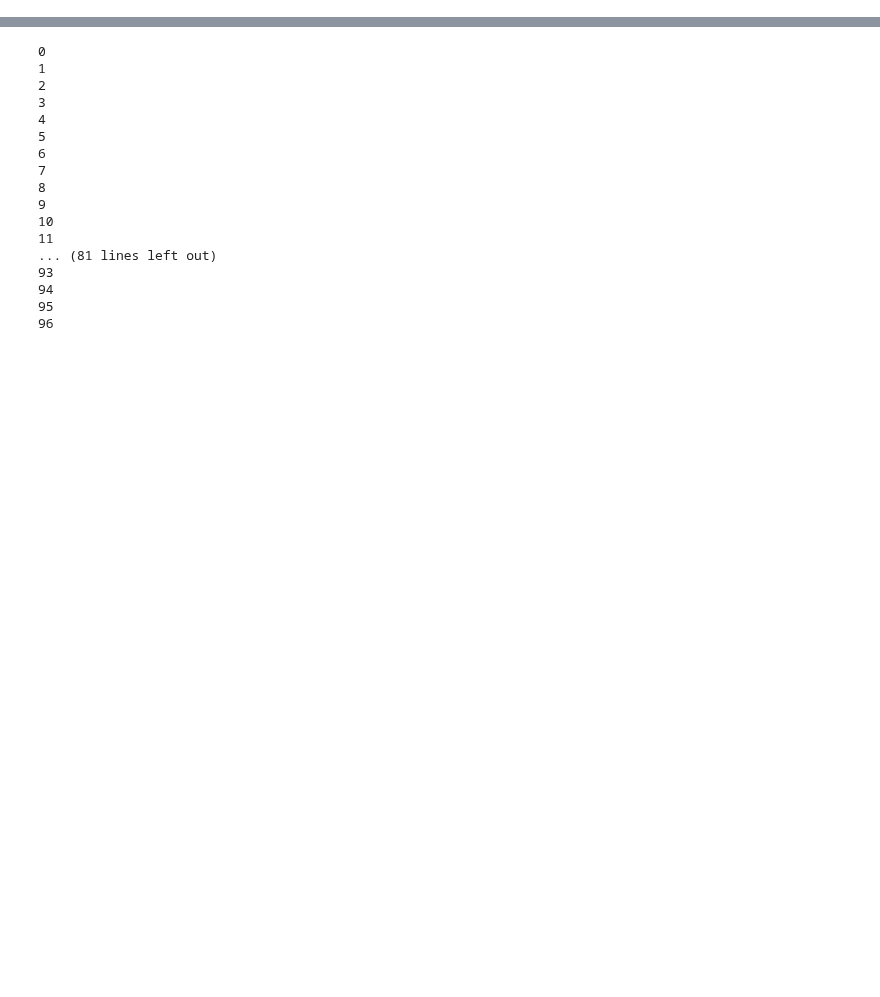
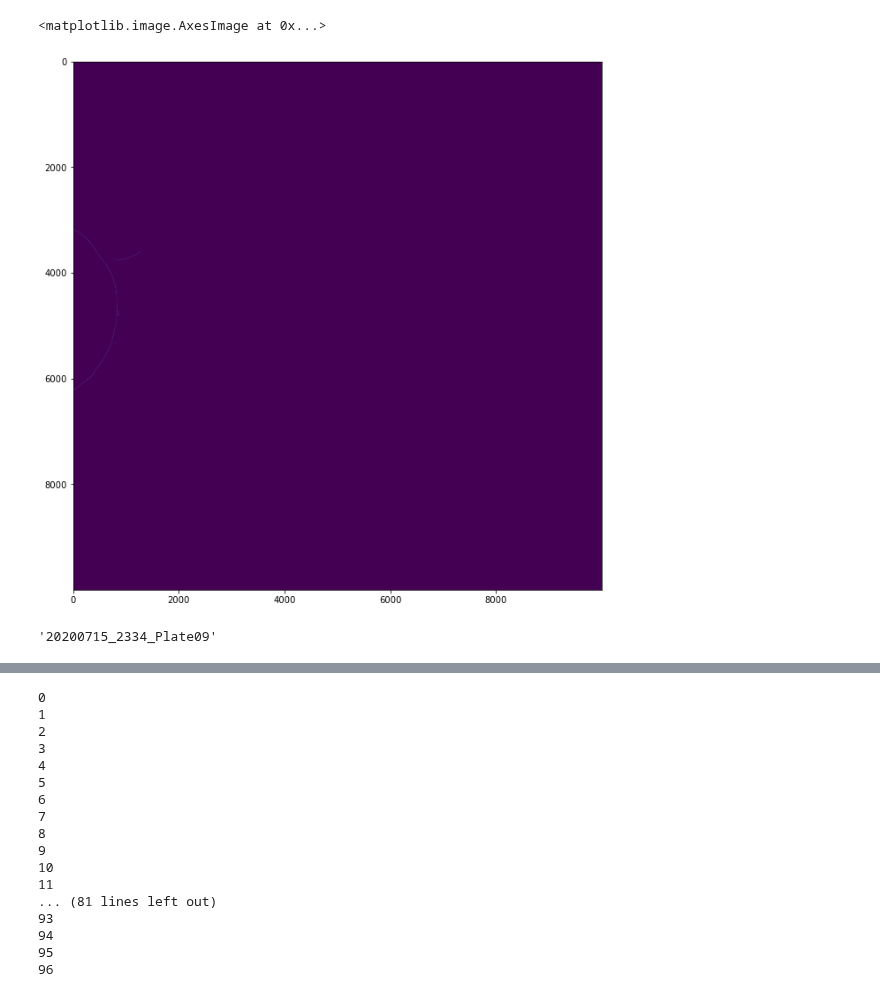
Before and after one commit to Cocopyth/AMFtrack, a Jupyter notebook: extract_skel_surf.ipynb, the cells around one changed output, grey strips where cells are left out. Cells and saved outputs as stored; diff of their text form; code cells hidden in the pictures; blank space fills up the shorter version.

```diff
--- a/extract_skel_surf.ipynb
+++ b/extract_skel_surf.ipynb
@@ -40,0 +65,30 @@ PosixPath('/scratch/shared/mrozemul/Fiji.app/python/MscThesis')
+# %%
+plate = 9
+directory = "/scratch/shared/mrozemul/Fiji.app/"
+listdir=os.listdir(directory)
+list_dir_interest=[name for name in listdir if name.split('_')[-1]==f'Plate{0 if plate<10 else ""}{plate}']
+ss=[name.split('_')[0] for name in list_dir_interest]
+ff=[name.split('_')[1] for name in list_dir_interest]
+dates_datetime=[datetime(year=int(ss[i][:4]),month=int(ss[i][4:6]),day=int(ss[i][6:8]),hour=int(ff[i][0:2]),minute=int(ff[i][2:4])) for i in range(len(list_dir_interest))]
+dates_datetime.sort()
+dates_datetime_chosen=dates_datetime[8:10]
+dates = [f'{0 if date.month<10 else ""}{date.month}{0 if date.day<10 else ""}{date.day}_{0 if date.hour<10 else ""}{date.hour}{0 if date.minute<10 else ""}{date.minute}' for date in dates_datetime_chosen]
+dilateds=[]
+skels = []
+skel_docs = []
+graph_pos=[]
+for date in dates:
+    directory_name=f'2020{date}_Plate{0 if plate<10 else ""}{plate}'
+    path_snap='/scratch/shared/mrozemul/Fiji.app/'+directory_name
+    dilated = read_mat(path_snap+'/Analysis/dilated.mat')['dilated']
+    skel = read_mat(path_snap+'/Analysis/skeleton.mat')['skeleton']
+    dilateds.append(dilated)
+    skels.append(skel)
+    skel_doc = sparse_to_doc(skel)
+    skel_docs.append(skel_doc)
+    nx_graph,pos = generate_nx_graph(from_sparse_to_graph(skel_doc))
+    graph_pos.append((nx_graph,pos))
+    S = [nw_graph.subgraph(c).copy() for c in nx.connected_components(nw_graph)]
+    selected = [g for g in S if g.size(weight="weight")*len(g.nodes)/10**6>=100]
+    len_connected=[(nx_graph.size(weight="weight"),len(nx_graph.nodes)) for nx_graph in S]
+    print(len_connected)
@@ -40,0 +186,7 @@ PosixPath('/scratch/shared/mrozemul/Fiji.app/python/MscThesis')
+# %%
+fig=plt.figure(figsize=(14,11))
+ax = fig.add_subplot(111)
+ax.imshow(skel[10000:20000,10000:20000])
+# %% [output]
+<matplotlib.image.AxesImage at 0x...>
+[figure, added]
@@ -41,3 +203,7 @@ PosixPath('/scratch/shared/mrozemul/Fiji.app/python/MscThesis')
+# %%
+list_dir_interest[2]
+# %% [output]
+'20200715_2334_Plate09'
 # %%
 date = '0714_1534'
 date_plate = f'/2020{date}'
```
Also changed, not shown: parts of 28 cells of this notebook, 10 other files.
